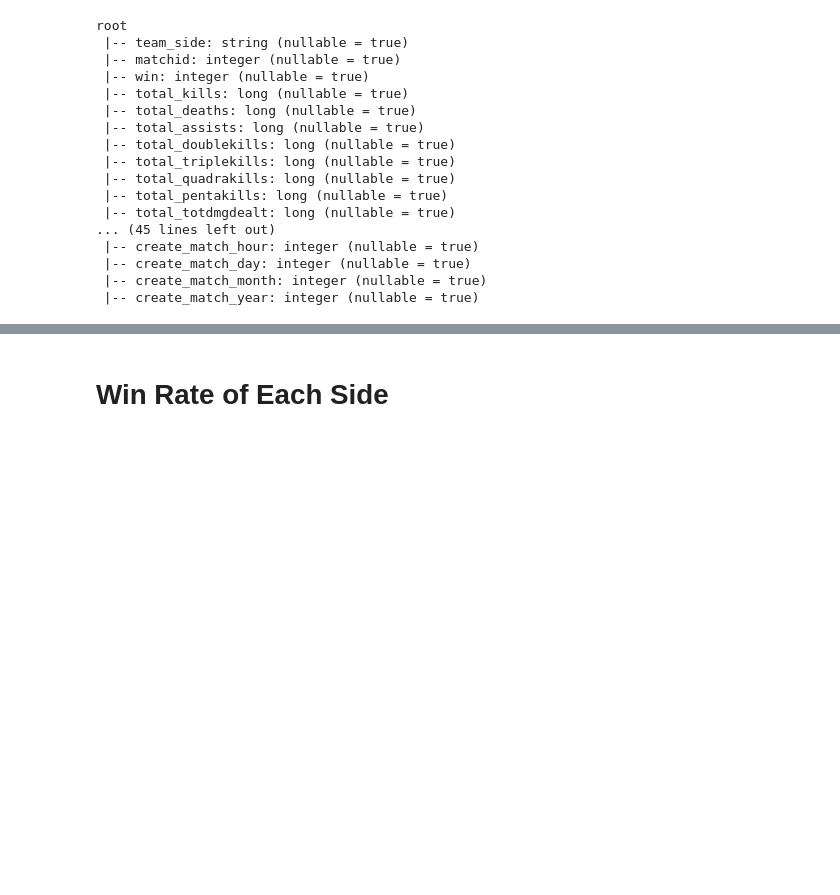
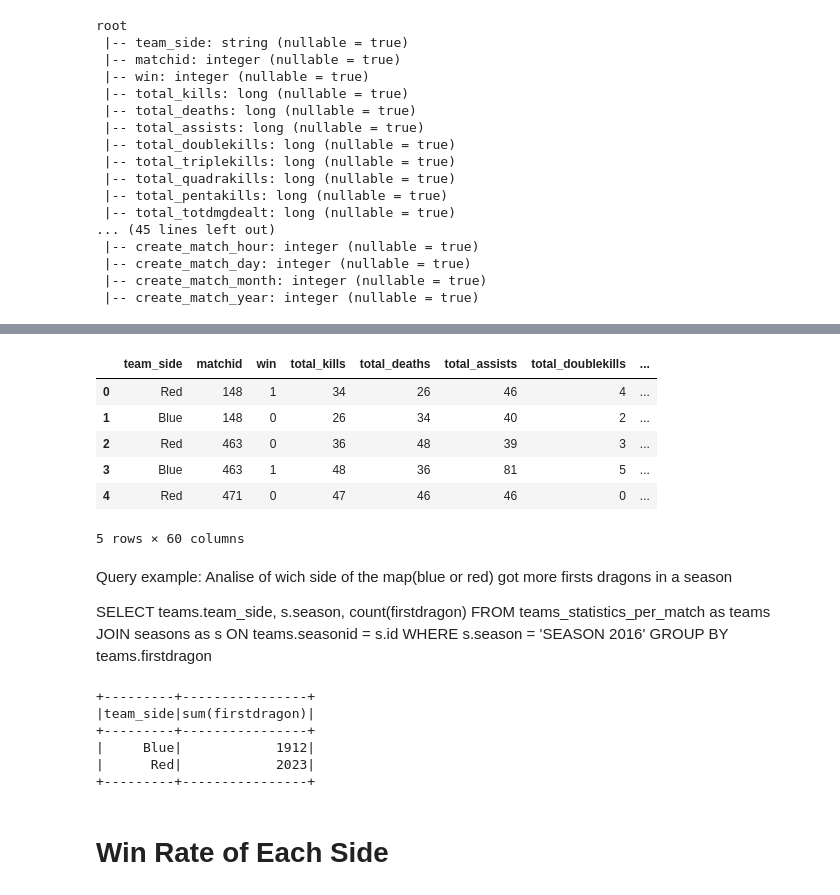
Before and after one commit to murillohl/udacity_data_engineer_nanodegree, a Jupyter notebook: Project 05 - Capstone Project/explore_data.ipynb, the cells around one changed output, grey strips where cells are left out. Cells and saved outputs as stored; diff of their text form; code cells hidden in the pictures; blank space fills up the shorter version.

```diff
--- a/Project 05 - Capstone Project/explore_data.ipynb
+++ b/Project 05 - Capstone Project/explore_data.ipynb
@@ -486,0 +530,2 @@ root
+# %%
+teams_df_pd = teams_df.limit(100).toPandas()
@@ -487,3 +552,31 @@ root
+# %%
+teams_df_pd.head(5)
+# %% [output]
+|  | team_side | matchid | win | total_kills | total_deaths | total_assists | total_doublekills | ... |
+| 0 | Red | 148 | 1 | 34 | 26 | 46 | 4 | ... |
+| 1 | Blue | 148 | 0 | 26 | 34 | 40 | 2 | ... |
+| 2 | Red | 463 | 0 | 36 | 48 | 39 | 3 | ... |
+| 3 | Blue | 463 | 1 | 48 | 36 | 81 | 5 | ... |
+| 4 | Red | 471 | 0 | 47 | 46 | 46 | 0 | ... |
+5 rows × 60 columns
+# %% [markdown]
+Query example: Analise of wich side of the map(blue or red) got more firsts dragons in a season
+
+SELECT teams.team_side, s.season, count(firstdragon)
+FROM teams_statistics_per_match as teams
+JOIN seasons as s
+ON teams.seasonid = s.id
+WHERE s.season = 'SEASON 2016'
+GROUP BY teams.firstdragon
+# %%
+teams_df.filter(teams_df['seasonid'] == 7).groupBy('team_side').sum('firstdragon').show()
+# %% [output]
++---------+----------------+
+|team_side|sum(firstdragon)|
++---------+----------------+
+|     Blue|            1912|
+|      Red|            2023|
++---------+----------------+
 # %% [markdown]
 # Win Rate of Each Side
 # %%
```
Also changed, not shown: parts of 12 cells of this notebook.
